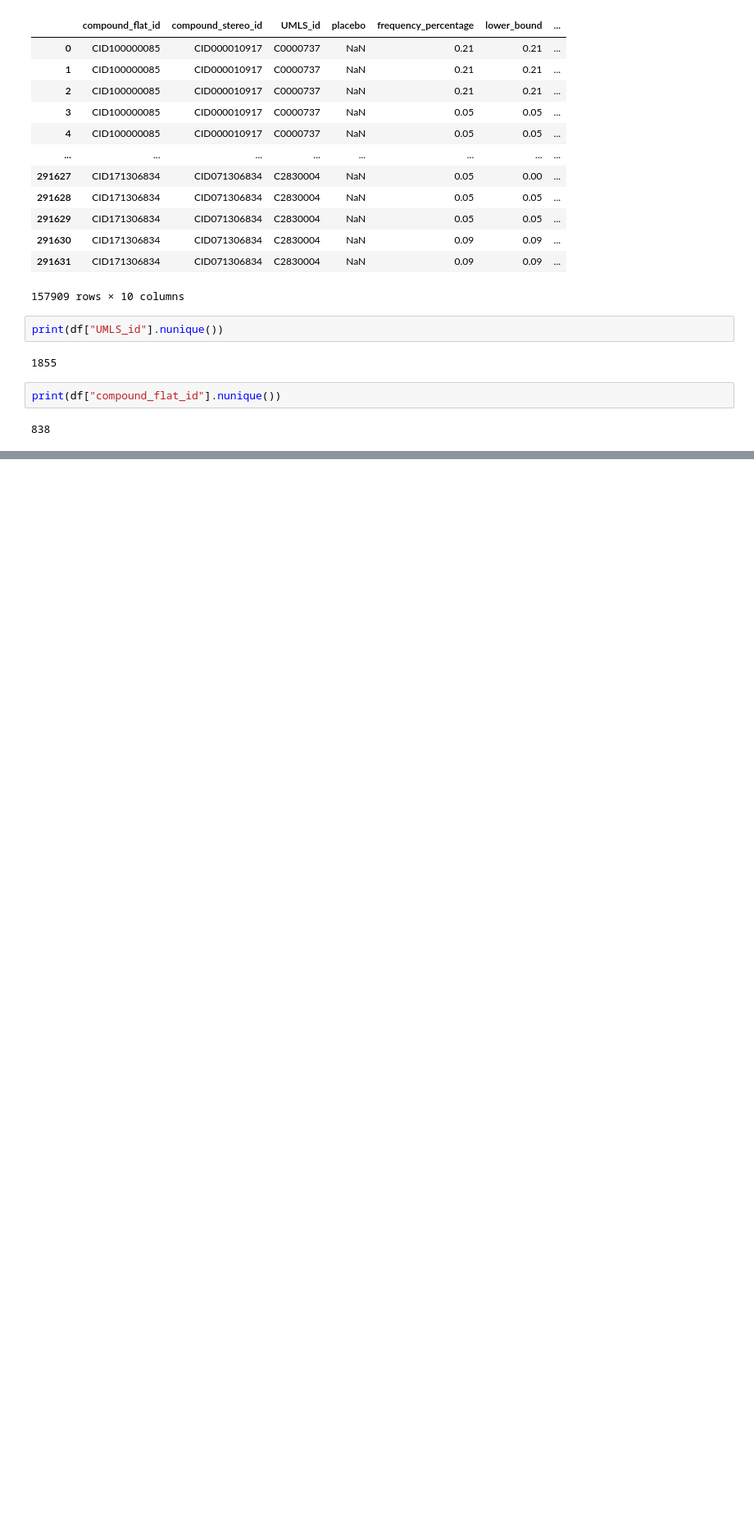
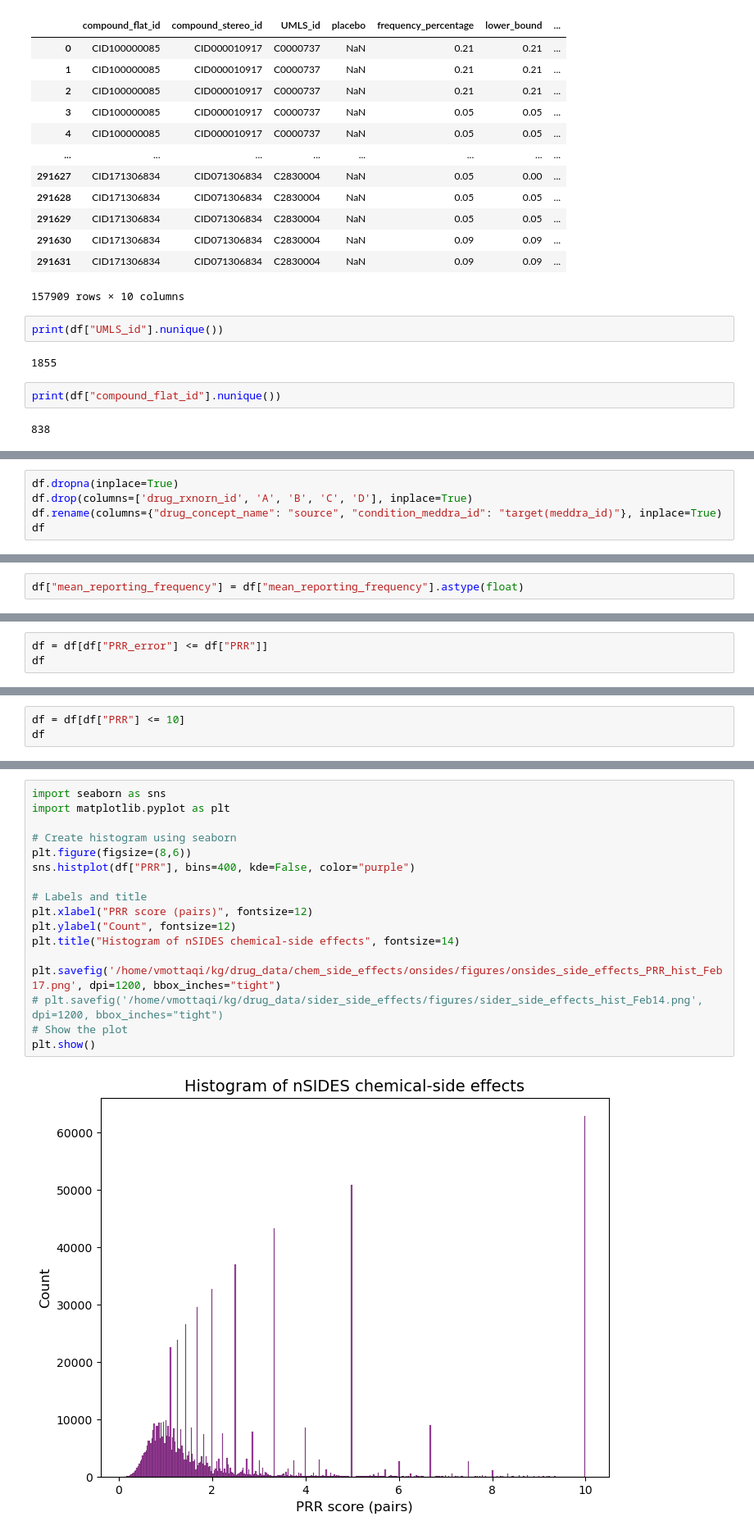
Before and after one commit to mmottaqii/KG-DrugDiscovery, a Jupyter notebook: scripts/kg_preprocessing.ipynb, the cells around one changed output, grey strips where cells are left out. Shown at 82% size. Drawn from its saved outputs; the diff is of its cells as text; blank space fills up the shorter version.

```diff
--- a/scripts/kg_preprocessing.ipynb
+++ b/scripts/kg_preprocessing.ipynb
@@ -4324,0 +4890,5 @@ plt.show()
+# %%
+df.dropna(inplace=True)
+df.drop(columns=['drug_rxnorn_id', 'A', 'B', 'C', 'D'], inplace=True)
+df.rename(columns={"drug_concept_name": "source", "condition_meddra_id": "target(meddra_id)"}, inplace=True)
+df
@@ -4324,0 +4909,2 @@ plt.show()
+# %%
+df["mean_reporting_frequency"] = df["mean_reporting_frequency"].astype(float)
@@ -4324,0 +4924,3 @@ plt.show()
+# %%
+df = df[df["PRR_error"] <= df["PRR"]]
+df
@@ -4324,0 +4941,3 @@ plt.show()
+# %%
+df = df[df["PRR"] <= 10]
+df
@@ -4324,0 +4964,19 @@ plt.show()
+# %%
+import seaborn as sns
+import matplotlib.pyplot as plt
+
+# Create histogram using seaborn
+plt.figure(figsize=(8,6))
+sns.histplot(df["PRR"], bins=400, kde=False, color="purple")
+
+# Labels and title
+plt.xlabel("PRR score (pairs)", fontsize=12)
+plt.ylabel("Count", fontsize=12)
+plt.title("Histogram of nSIDES chemical-side effects", fontsize=14)
+
+plt.savefig('/home/vmottaqi/kg/drug_data/chem_side_effects/onsides/figures/onsides_side_effects_PRR_hist_Feb17.png', dpi=1200, bbox_inches="tight")
+# plt.savefig('/home/vmottaqi/kg/drug_data/sider_side_effects/figures/sider_side_effects_hist_Feb14.png', dpi=1200, bbox_inches="tight")
+# Show the plot
+plt.show()
+# %% [output]
+[figure, added]
```
Also changed, not shown: parts of 76 cells of this notebook.
